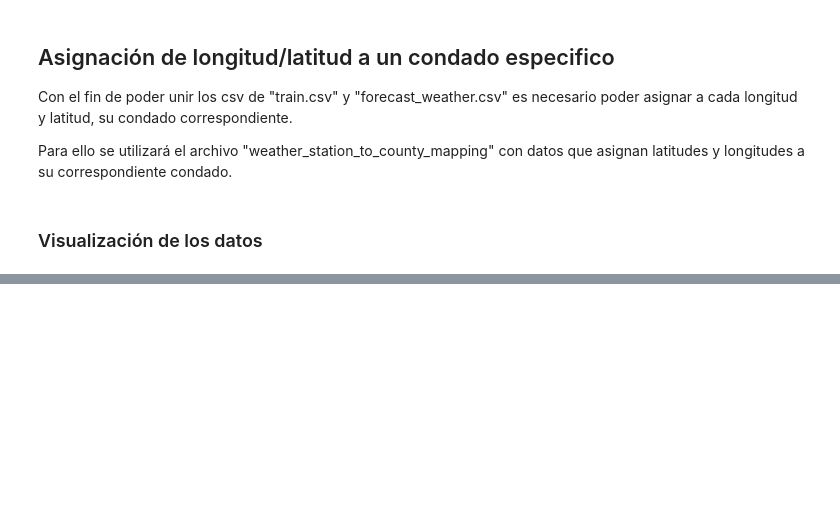
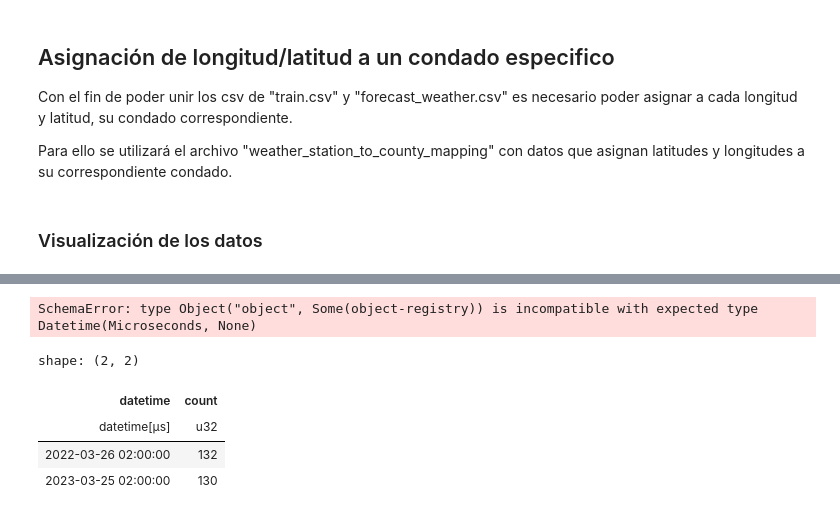
Before and after one commit to pabbuen/TFG-ProduccionElectrica, a Jupyter notebook: codigo/notebooks/preprocessing.ipynb, the cells around one changed output, grey strips where cells are left out. Drawn from its saved outputs; the diff is of its cells as text; code cells hidden in the pictures; blank space fills up the shorter version.

```diff
--- a/codigo/notebooks/preprocessing.ipynb
+++ b/codigo/notebooks/preprocessing.ipynb
@@ -270,0 +313,22 @@ shape: (9, 47)
+# %%
+dp2 = DataProcessor()
+
+ep = dfs["electricity_prices"].with_columns(
+    pl.col("origin_date").str.strptime(pl.Datetime),
+    pl.col("forecast_date").str.strptime(pl.Datetime)
+)
+
+day = pl.lit("2022-03-26 02:00:00").str.strptime(pl.Datetime)
+
+result = dp2.predict_epmwh(ep, day)
+result
+# %% [output]
+SchemaError: type Object("object", Some(object-registry)) is incompatible with expected type Datetime(Microseconds, None)
+# %%
+res.filter(pl.col("euros_per_mwh_24h_ep").is_null())["datetime"].value_counts()
+# %% [output]
+shape: (2, 2)
+| datetime | count |
+| datetime[μs] | u32 |
+| 2022-03-26 02:00:00 | 132 |
+| 2023-03-25 02:00:00 | 130 |
```
Also changed, not shown: parts of 27 cells of this notebook, 1 other file.
